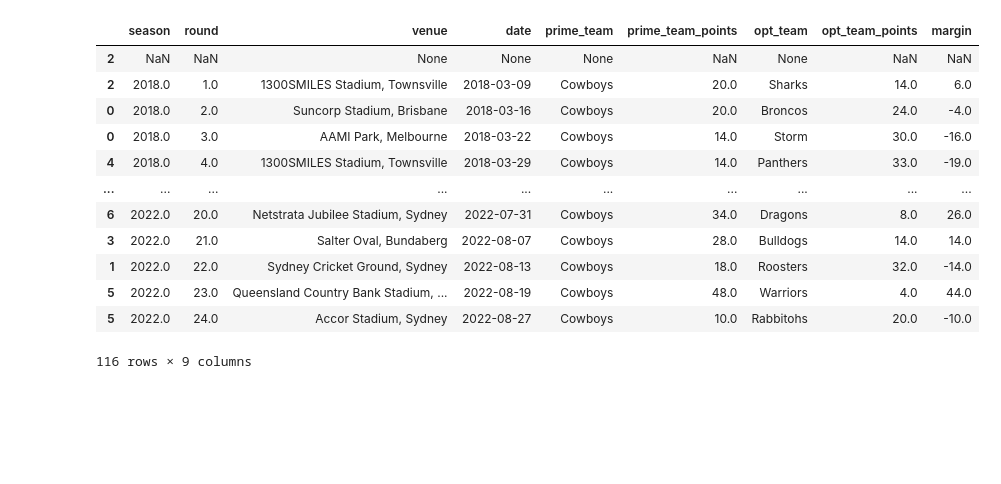
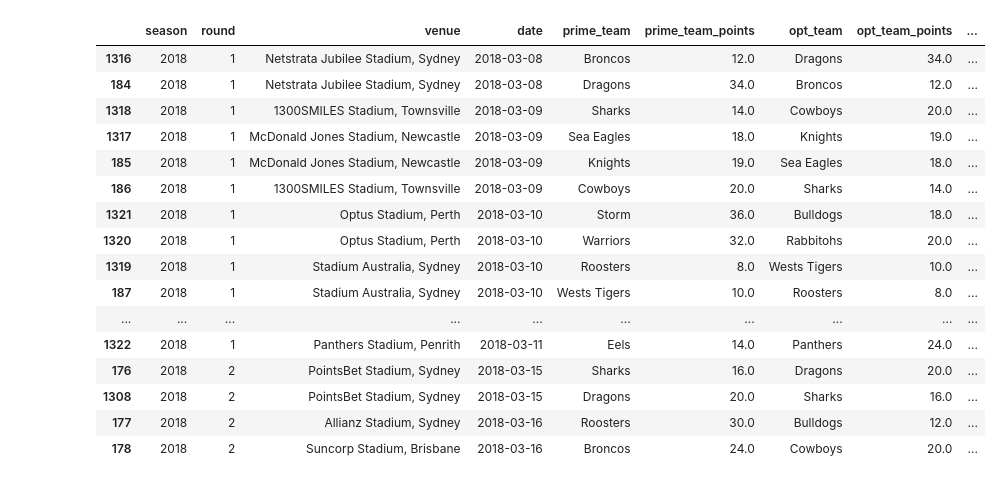
Before and after one commit to cmckeague/nrl_ml_tipping, a Jupyter notebook: notebooks/feature_engineering.ipynb, the cells around one changed output. Drawn from its saved outputs; the diff is of its cells as text; code cells hidden in the pictures; blank space fills up the shorter version.

```diff
--- a/notebooks/feature_engineering.ipynb
+++ b/notebooks/feature_engineering.ipynb
@@ -26,15 +26,25 @@ def result_expander(rdf):
 
     This creates a dataframe that can be used for creating lagged effects on each team's performance.
     '''
-    results_prime = rdf.copy()
-    results_opt = rdf.copy()
-    prime_cols = ['season', 'round', 'venue', 'date', 'prime_team', 'prime_team_points',
-                             'opt_team', 'opt_team_points']
-    opt_cols = ['season', 'round', 'venue', 'date', 'opt_team', 'opt_team_points',
-                            'prime_team', 'prime_team_points']
-    results_prime.columns = prime_cols
-    results_opt.columns = opt_cols
 
-    all_results = pd.concat([results_prime.loc[:, prime_cols], results_opt.loc[:, prime_cols]])
+    results_home = rdf.copy()
+    results_away = rdf.copy()
+    results_home = results_home.assign(home_away='home')
+    results_away = results_away.assign(home_away='away')
 
+    home_cols = ['season', 'round', 'venue', 'date', 'prime_team', 'prime_team_points',
+                 'opt_team', 'opt_team_points', 'home_away']
+    away_cols = ['season', 'round', 'venue', 'date', 'opt_team', 'opt_team_points',
+                 'prime_team', 'prime_team_points', 'home_away']
+
+    results_home.columns = home_cols
+    results_away.columns = away_cols
+
+    # select the columns in the same order before concatenating the tables, we've assigned them above so this works but looks odd.
+
+    all_results = pd.concat([results_home.loc[:, home_cols], results_away.loc[:, home_cols]])
+    all_results = all_results.assign(prime_team_points=all_results.prime_team_points.astype('float'))
+    all_results = all_results.assign(opt_team_points=all_results.opt_team_points.astype('float'))
+    all_results = all_results.assign(prime_margin=all_results.prime_team_points - all_results.opt_team_points)
+    all_results = all_results.reset_index(drop=True)
     return all_results
@@ -47,17 +50,0 @@ expanded_results = expanded_results.assign()
-# %%
-expanded_results[(expanded_results.prime_team == 'Cowboys') &
-                ~(expanded_results.prime_team_points.isna())].sort_values('date').shift(1)
-# %% [output]
-|  | season | round | venue | date | prime_team | prime_team_points | opt_team | opt_team_points | margin |
-| 2 | NaN | NaN | None | None | None | NaN | None | NaN | NaN |
-| 2 | 2018.0 | 1.0 | 1300SMILES Stadium, Townsville | 2018-03-09 | Cowboys | 20.0 | Sharks | 14.0 | 6.0 |
-| 0 | 2018.0 | 2.0 | Suncorp Stadium, Brisbane | 2018-03-16 | Cowboys | 20.0 | Broncos | 24.0 | -4.0 |
-| 0 | 2018.0 | 3.0 | AAMI Park, Melbourne | 2018-03-22 | Cowboys | 14.0 | Storm | 30.0 | -16.0 |
-| 4 | 2018.0 | 4.0 | 1300SMILES Stadium, Townsville | 2018-03-29 | Cowboys | 14.0 | Panthers | 33.0 | -19.0 |
-| ... | ... | ... | ... | ... | ... | ... | ... | ... | ... |
-| 6 | 2022.0 | 20.0 | Netstrata Jubilee Stadium, Sydney | 2022-07-31 | Cowboys | 34.0 | Dragons | 8.0 | 26.0 |
-| 3 | 2022.0 | 21.0 | Salter Oval, Bundaberg | 2022-08-07 | Cowboys | 28.0 | Bulldogs | 14.0 | 14.0 |
-| 1 | 2022.0 | 22.0 | Sydney Cricket Ground, Sydney | 2022-08-13 | Cowboys | 18.0 | Roosters | 32.0 | -14.0 |
-| 5 | 2022.0 | 23.0 | Queensland Country Bank Stadium, ... | 2022-08-19 | Cowboys | 48.0 | Warriors | 4.0 | 44.0 |
-| 5 | 2022.0 | 24.0 | Accor Stadium, Sydney | 2022-08-27 | Cowboys | 10.0 | Rabbitohs | 20.0 | -10.0 |
-116 rows × 9 columns
@@ -68,0 +51,26 @@ def features(team_result_df):
+# %%
+training = result_expander(results)
+training = training[~training.prime_team_points.isna()]
+training = training.sort_values('date')
+
+#expanded_results = expanded_results.assign()
+# %%
+training.head(20)
+# %% [output]
+|  | season | round | venue | date | prime_team | prime_team_points | opt_team | opt_team_points | ... |
+| 1316 | 2018 | 1 | Netstrata Jubilee Stadium, Sydney | 2018-03-08 | Broncos | 12.0 | Dragons | 34.0 | ... |
+| 184 | 2018 | 1 | Netstrata Jubilee Stadium, Sydney | 2018-03-08 | Dragons | 34.0 | Broncos | 12.0 | ... |
+| 1318 | 2018 | 1 | 1300SMILES Stadium, Townsville | 2018-03-09 | Sharks | 14.0 | Cowboys | 20.0 | ... |
+| 1317 | 2018 | 1 | McDonald Jones Stadium, Newcastle | 2018-03-09 | Sea Eagles | 18.0 | Knights | 19.0 | ... |
+| 185 | 2018 | 1 | McDonald Jones Stadium, Newcastle | 2018-03-09 | Knights | 19.0 | Sea Eagles | 18.0 | ... |
+| 186 | 2018 | 1 | 1300SMILES Stadium, Townsville | 2018-03-09 | Cowboys | 20.0 | Sharks | 14.0 | ... |
+| 1321 | 2018 | 1 | Optus Stadium, Perth | 2018-03-10 | Storm | 36.0 | Bulldogs | 18.0 | ... |
+| 1320 | 2018 | 1 | Optus Stadium, Perth | 2018-03-10 | Warriors | 32.0 | Rabbitohs | 20.0 | ... |
+| 1319 | 2018 | 1 | Stadium Australia, Sydney | 2018-03-10 | Roosters | 8.0 | Wests Tigers | 10.0 | ... |
+| 187 | 2018 | 1 | Stadium Australia, Sydney | 2018-03-10 | Wests Tigers | 10.0 | Roosters | 8.0 | ... |
+| ... | ... | ... | ... | ... | ... | ... | ... | ... | ... |
+| 1322 | 2018 | 1 | Panthers Stadium, Penrith | 2018-03-11 | Eels | 14.0 | Panthers | 24.0 | ... |
+| 176 | 2018 | 2 | PointsBet Stadium, Sydney | 2018-03-15 | Sharks | 16.0 | Dragons | 20.0 | ... |
+| 1308 | 2018 | 2 | PointsBet Stadium, Sydney | 2018-03-15 | Dragons | 20.0 | Sharks | 16.0 | ... |
+| 177 | 2018 | 2 | Allianz Stadium, Sydney | 2018-03-16 | Roosters | 30.0 | Bulldogs | 12.0 | ... |
+| 178 | 2018 | 2 | Suncorp Stadium, Brisbane | 2018-03-16 | Broncos | 24.0 | Cowboys | 20.0 | ... |
```
Also changed, not shown: parts of 6 cells of this notebook, 1 other file.
